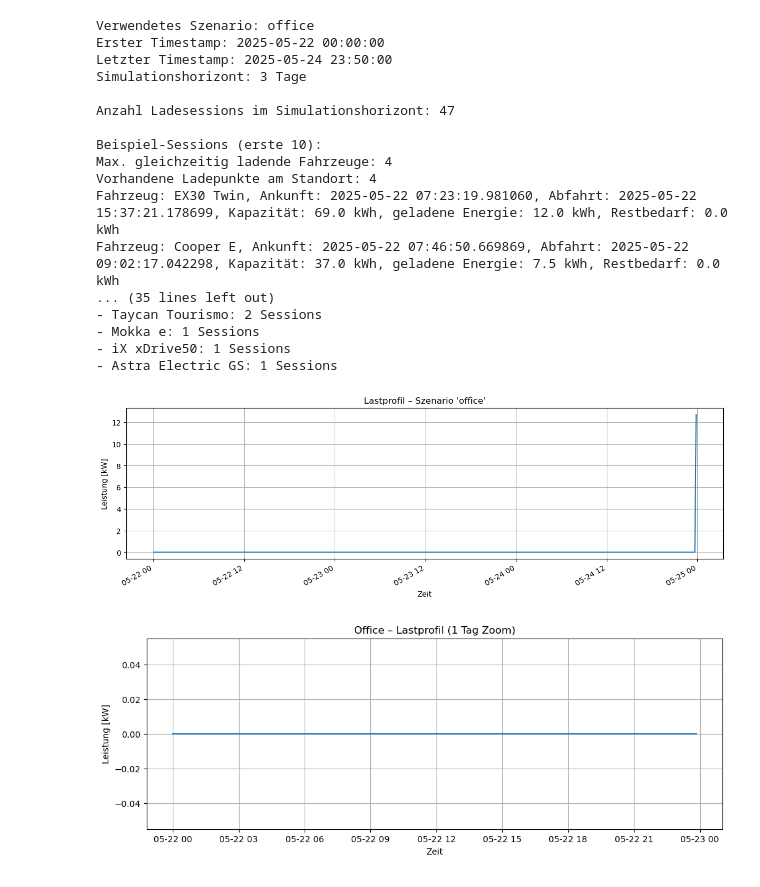
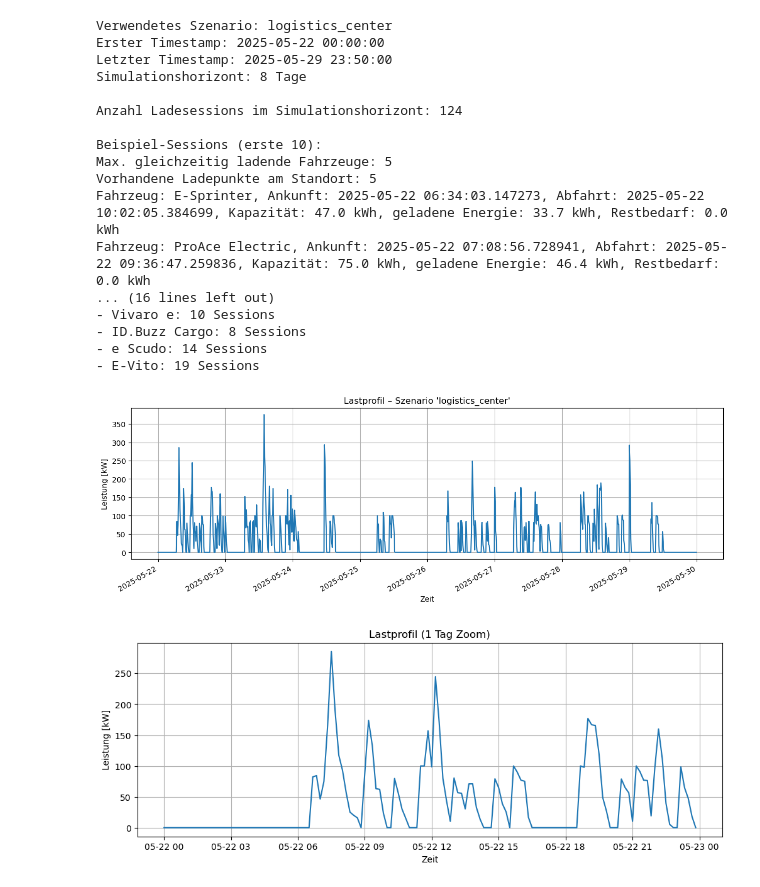
Before and after one commit to AndreG-16/SimLIS, a Jupyter notebook: Notebooks/run_simulation.ipynb, the cells around one changed output. Saved outputs shown, nothing was run; the diff lists cells and outputs as text; code cells hidden in the pictures.

```diff
--- a/Notebooks/run_simulation.ipynb
+++ b/Notebooks/run_simulation.ipynb
@@ -21,7 +21,7 @@ from model.simulation import (
 # ---------------------------------------------------------------------------
 # Szenario laden und Simulation durchführen
 # ---------------------------------------------------------------------------
-scenario_name = "office"            # gewünschtes Szenario
+scenario_name = "logistics_center"            # gewünschtes Szenario
 scenario_path = f"../scenarios/{scenario_name}.yaml"
 
 scenario = load_scenario(scenario_path)
@@ -64,46 +64,46 @@ print("\nVerwendete Fahrzeuge im Simulationshorizont:")
 for model, n in counts.items():
     print(f"- {model}: {n} Sessions")
 
 
 # ---------------------------------------------------------------------------
 # 3) Lastprofil als Diagramm
 # ---------------------------------------------------------------------------
 plt.figure(figsize=(12, 4))
 plt.plot(timestamps, load_kw)
 plt.xlabel("Zeit")
 plt.ylabel("Leistung [kW]")
 plt.title(f"Lastprofil – Szenario '{scenario_name}'")
 plt.grid(True)
 plt.tight_layout()
 plt.gcf().autofmt_xdate()
 plt.show()
 
 steps_per_day = int(24*60/scenario["time_resolution_min"])
 
 plt.figure(figsize=(12,4))
 plt.plot(timestamps[:steps_per_day], load_kw[:steps_per_day])
 plt.xlabel("Zeit")
 plt.ylabel("Leistung [kW]")
-plt.title("Office – Lastprofil (1 Tag Zoom)")
+plt.title("Lastprofil (1 Tag Zoom)")
 plt.grid(True)
 plt.show()
 # %% [output]
-Verwendetes Szenario: office
+Verwendetes Szenario: logistics_center
 Erster Timestamp: 2025-05-22 00:00:00
-Letzter Timestamp: 2025-05-24 23:50:00
-Simulationshorizont: 3 Tage
+Letzter Timestamp: 2025-05-29 23:50:00
+Simulationshorizont: 8 Tage
 
-Anzahl Ladesessions im Simulationshorizont: 47
+Anzahl Ladesessions im Simulationshorizont: 124
 
 Beispiel-Sessions (erste 10):
-Max. gleichzeitig ladende Fahrzeuge: 4
-Vorhandene Ladepunkte am Standort: 4
-Fahrzeug: EX30 Twin, Ankunft: 2025-05-22 07:23:19.981060, Abfahrt: 2025-05-22 15:37:21.178699, Kapazität: 69.0 kWh, geladene Energie: 12.0 kWh, Restbedarf: 0.0 kWh
-Fahrzeug: Cooper E, Ankunft: 2025-05-22 07:46:50.669869, Abfahrt: 2025-05-22 09:02:17.042298, Kapazität: 37.0 kWh, geladene Energie: 7.5 kWh, Restbedarf: 0.0 kWh
-... (35 lines left out)
-- Taycan Tourismo: 2 Sessions
-- Mokka e: 1 Sessions
-- iX xDrive50: 1 Sessions
-- Astra Electric GS: 1 Sessions
+Max. gleichzeitig ladende Fahrzeuge: 5
+Vorhandene Ladepunkte am Standort: 5
+Fahrzeug: E-Sprinter, Ankunft: 2025-05-22 06:34:03.147273, Abfahrt: 2025-05-22 10:02:05.384699, Kapazität: 47.0 kWh, geladene Energie: 33.7 kWh, Restbedarf: 0.0 kWh
+Fahrzeug: ProAce Electric, Ankunft: 2025-05-22 07:08:56.728941, Abfahrt: 2025-05-22 09:36:47.259836, Kapazität: 75.0 kWh, geladene Energie: 46.4 kWh, Restbedarf: 0.0 kWh
+... (16 lines left out)
+- Vivaro e: 10 Sessions
+- ID.Buzz Cargo: 8 Sessions
+- e Scudo: 14 Sessions
+- E-Vito: 19 Sessions
-[figure, old version]
+[figure, new version]
-[figure, old version]
+[figure, new version]
```
Also changed, not shown: 3 other files.
